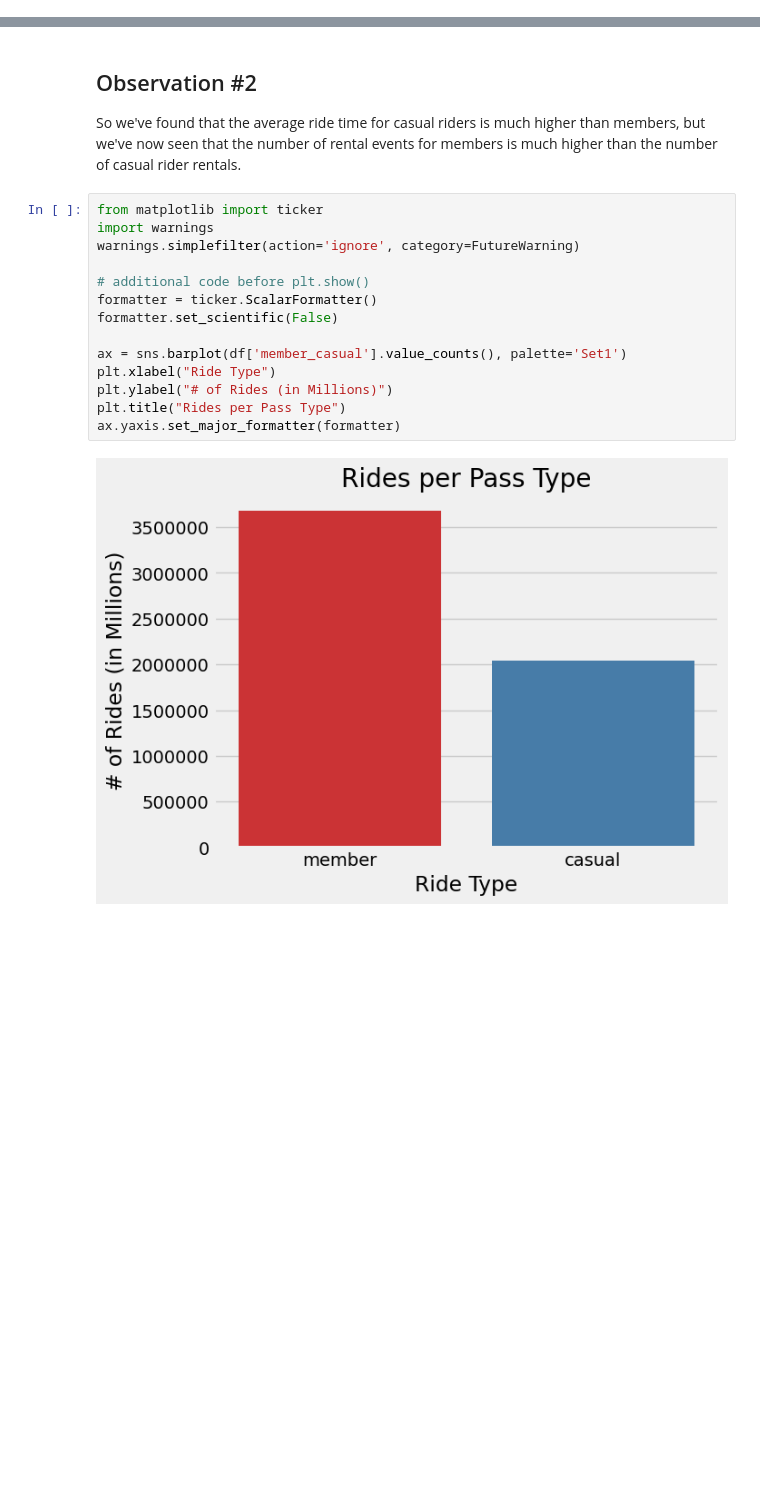
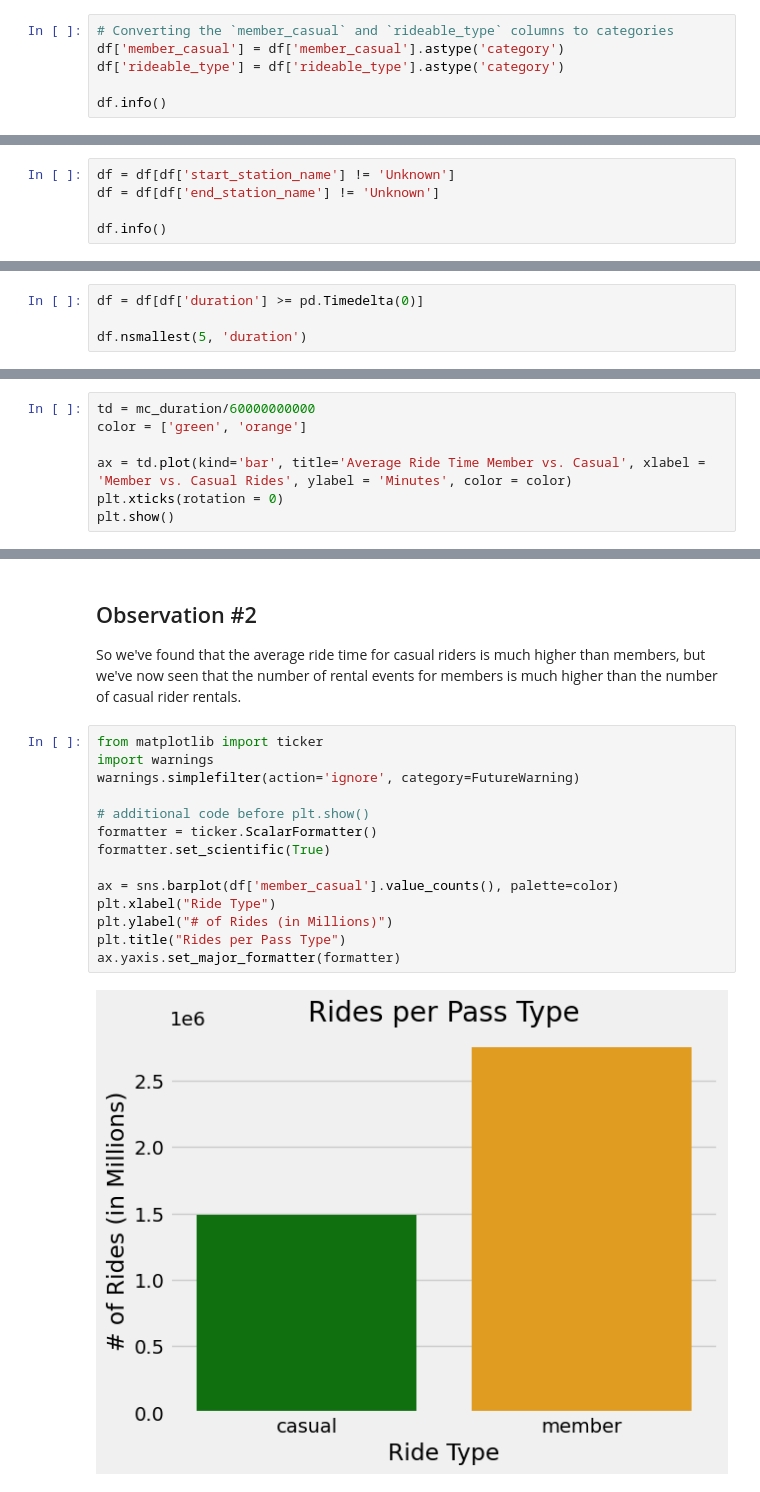
Before and after one commit to seantjhatch/google-data-analytics, a Jupyter notebook: capstone_project/capstone.ipynb, the cells around one changed output, grey strips where cells are left out. Saved outputs shown, nothing was run; the diff lists cells and outputs as text; blank space fills up the shorter version.

```diff
--- a/capstone_project/capstone.ipynb
+++ b/capstone_project/capstone.ipynb
@@ -106,3 +107,9 @@ Data columns (total 13 columns):
  12  member_casual       object
 dtypes: datetime64[ns](2), float64(4), object(7)
 memory usage: 610.5+ MB
+# %%
+# Converting the `member_casual` and `rideable_type` columns to categories
+df['member_casual'] = df['member_casual'].astype('category')
+df['rideable_type'] = df['rideable_type'].astype('category')
+
+df.info()
@@ -248,0 +297,5 @@ df.head()
+# %%
+df = df[df['start_station_name'] != 'Unknown']
+df = df[df['end_station_name'] != 'Unknown']
+
+df.info()
@@ -248,0 +348,4 @@ df.head()
+# %%
+df = df[df['duration'] >= pd.Timedelta(0)]
+
+df.nsmallest(5, 'duration')
@@ -288,0 +386,7 @@ for i in ax.containers:
+# %%
+td = mc_duration/60000000000
+color = ['green', 'orange']
+
+ax = td.plot(kind='bar', title='Average Ride Time Member vs. Casual', xlabel = 'Member vs. Casual Rides', ylabel = 'Minutes', color = color)
+plt.xticks(rotation = 0)
+plt.show()
@@ -301,16 +407,16 @@ So we've found that the average ride time for casual riders is much higher than
 # %%
 from matplotlib import ticker
 import warnings
 warnings.simplefilter(action='ignore', category=FutureWarning)
 
 # additional code before plt.show()
 formatter = ticker.ScalarFormatter()
-formatter.set_scientific(False)
+formatter.set_scientific(True)
 
-ax = sns.barplot(df['member_casual'].value_counts(), palette='Set1')
+ax = sns.barplot(df['member_casual'].value_counts(), palette=color)
 plt.xlabel("Ride Type")
 plt.ylabel("# of Rides (in Millions)")
 plt.title("Rides per Pass Type")
 ax.yaxis.set_major_formatter(formatter)
 # %% [output]
-[figure, old version]
+[figure, new version]
```
Also changed, not shown: parts of 22 cells of this notebook, 1 other file.
